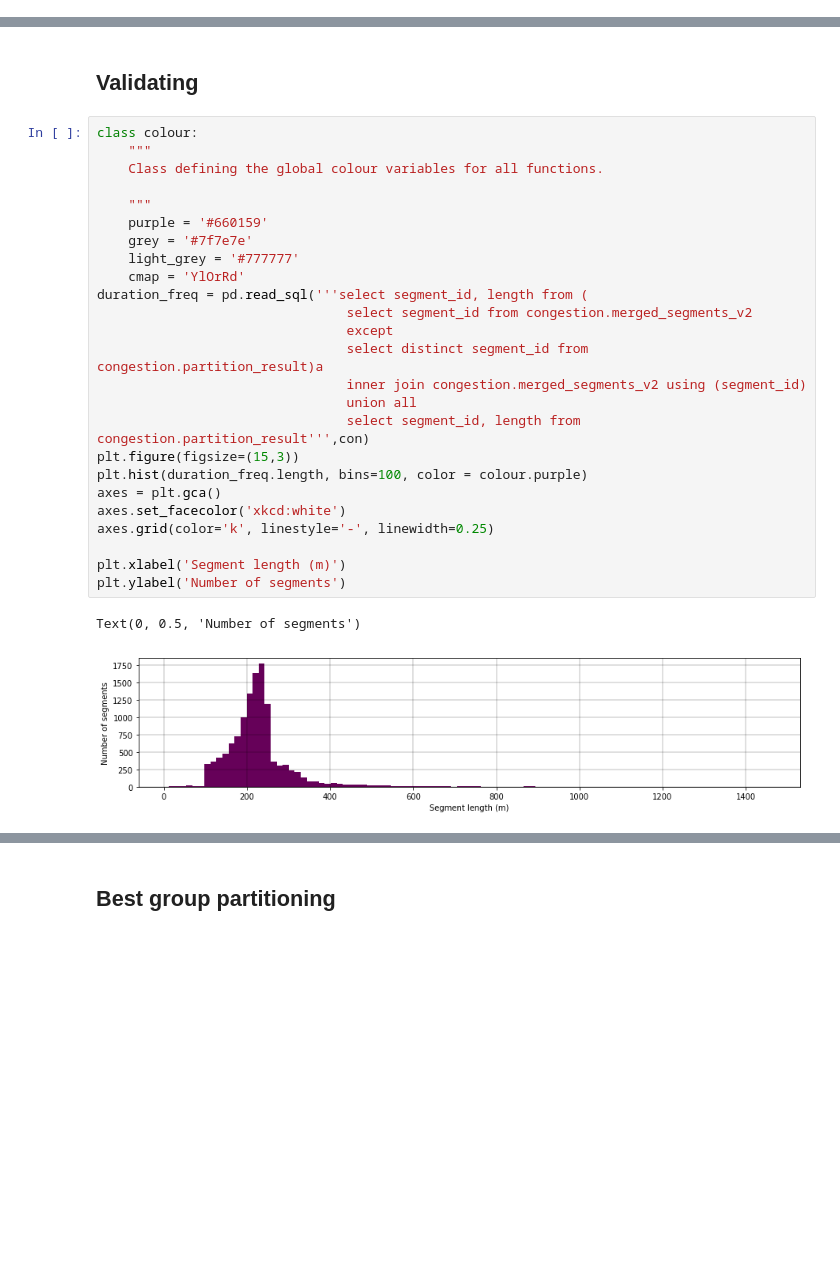
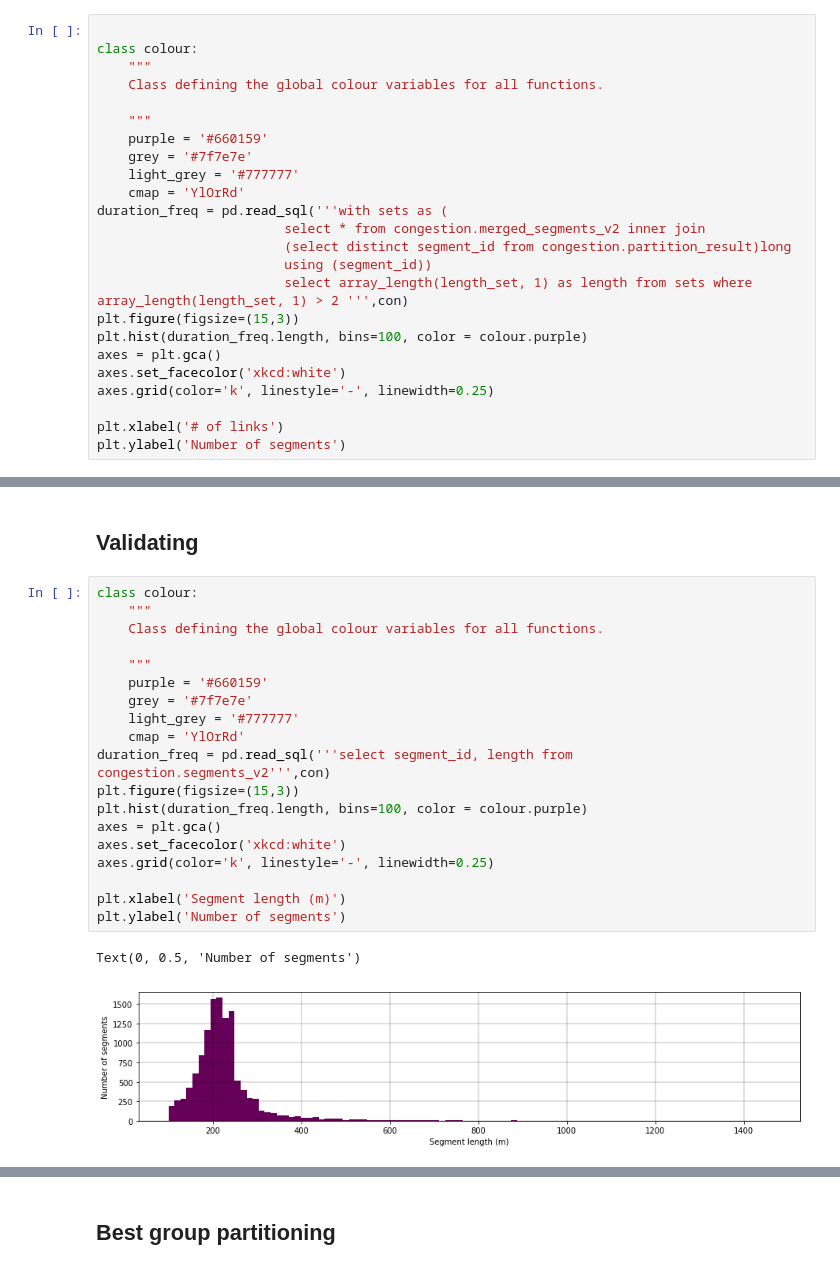
Before and after one commit to CityofToronto/bdit_congestion, a Jupyter notebook: congestion_grid/segment_partition.ipynb, the cells around one changed output, grey strips where cells are left out. Drawn from its saved outputs; the diff is of its cells as text; blank space fills up the shorter version.

```diff
--- a/congestion_grid/segment_partition.ipynb
+++ b/congestion_grid/segment_partition.ipynb
@@ -115,0 +103,24 @@ class LineSegment:
+# %%
+
+class colour:
+    """
+    Class defining the global colour variables for all functions.
+
+    """
+    purple = '#660159'
+    grey = '#7f7e7e'
+    light_grey = '#777777'
+    cmap = 'YlOrRd'
+duration_freq = pd.read_sql('''with sets as (
+                        select * from congestion.merged_segments_v2 inner join
+                        (select distinct segment_id from congestion.partition_result)long
+                        using (segment_id))
+                        select array_length(length_set, 1) as length from sets where array_length(length_set, 1) > 2 ''',con)
+plt.figure(figsize=(15,3))
+plt.hist(duration_freq.length, bins=100, color = colour.purple)
+axes = plt.gca()
+axes.set_facecolor('xkcd:white')
+axes.grid(color='k', linestyle='-', linewidth=0.25)
+
+plt.xlabel('# of links')
+plt.ylabel('Number of segments')
@@ -405,28 +471,22 @@ with con:
 # %%
 class colour:
     """
     Class defining the global colour variables for all functions.
 
     """
     purple = '#660159'
     grey = '#7f7e7e'
     light_grey = '#777777'
     cmap = 'YlOrRd'
-duration_freq = pd.read_sql('''select segment_id, length from (
-                                select segment_id from congestion.merged_segments_v2
-                                except
-                                select distinct segment_id from congestion.partition_result)a
-                                inner join congestion.merged_segments_v2 using (segment_id)
-                                union all
-                                select segment_id, length from congestion.partition_result''',con)
+duration_freq = pd.read_sql('''select segment_id, length from congestion.segments_v2''',con)
 plt.figure(figsize=(15,3))
 plt.hist(duration_freq.length, bins=100, color = colour.purple)
 axes = plt.gca()
 axes.set_facecolor('xkcd:white')
 axes.grid(color='k', linestyle='-', linewidth=0.25)
 
 plt.xlabel('Segment length (m)')
 plt.ylabel('Number of segments')
 # %% [output]
 Text(0, 0.5, 'Number of segments')
-[figure, old version]
+[figure, new version]
```
Also changed, not shown: parts of 11 cells of this notebook.
